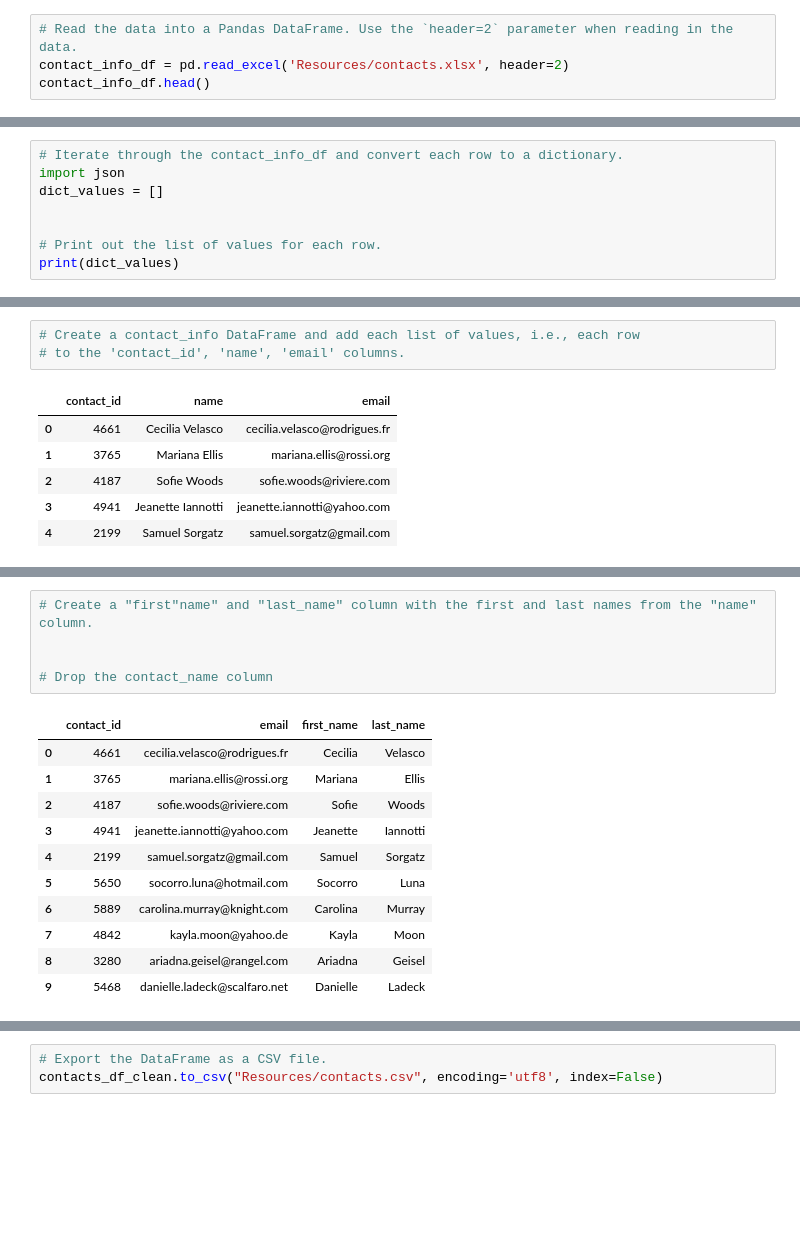
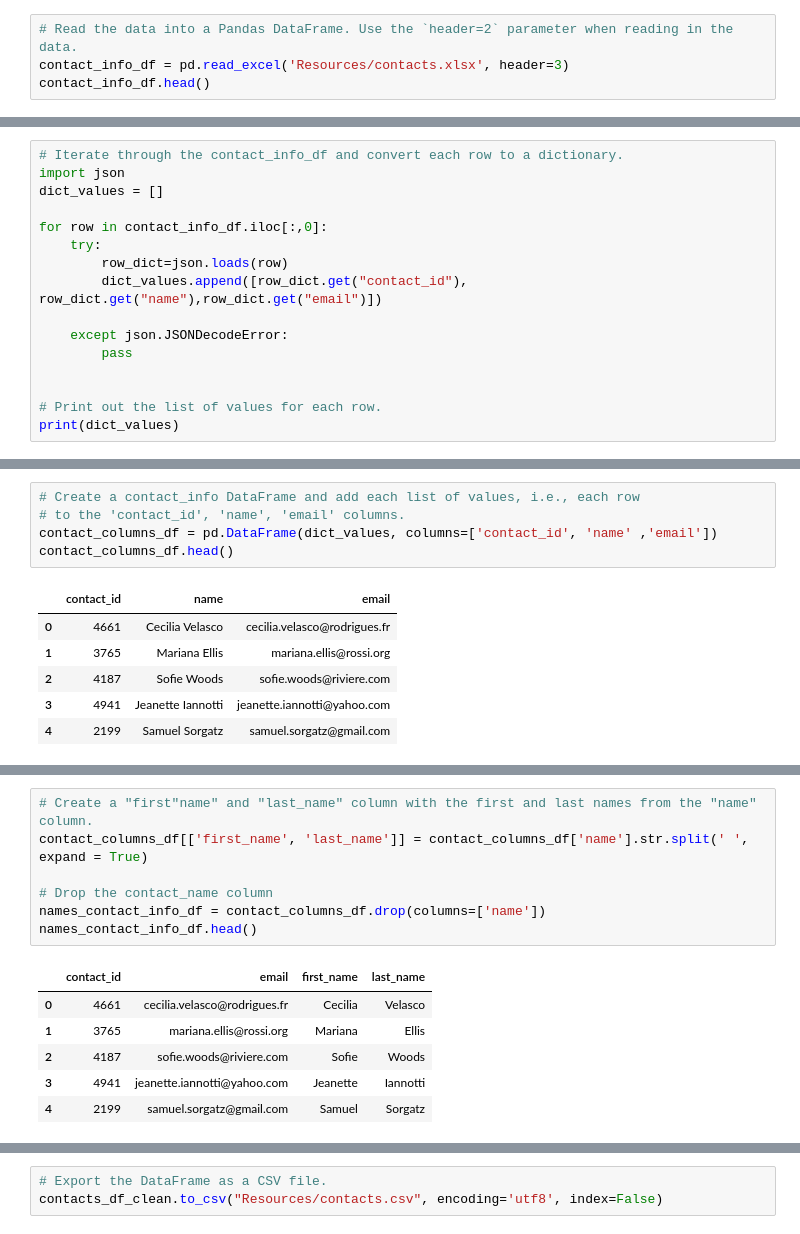
Before and after one commit to Jagar513/Crowdfunding_ETL, a Jupyter notebook: ETL_Mini_Project_Starter_Code.J.G.ipynb, the cells around one changed output, grey strips where cells are left out. Cells and saved outputs as stored; diff of their text form; blank space fills up the shorter version.

Commit message:
Completed code and added resources files

```diff
--- a/ETL_Mini_Project_Starter_Code.J.G.ipynb
+++ b/ETL_Mini_Project_Starter_Code.J.G.ipynb
@@ -283,6 +283,6 @@ campaign_cleaned.to_csv("Resources/campaign.csv", index=False)
 ### Extract the contacts.xlsx Data.
 # %%
 # Read the data into a Pandas DataFrame. Use the `header=2` parameter when reading in the data.
-contact_info_df = pd.read_excel('Resources/contacts.xlsx', header=2)
+contact_info_df = pd.read_excel('Resources/contacts.xlsx', header=3)
 contact_info_df.head()
 # %% [output]
@@ -309,6 +309,14 @@ Then export the DataFrame as a `contacts.csv` CSV file.
 import json
 dict_values = []
 
+for row in contact_info_df.iloc[:,0]:
+    try:
+        row_dict=json.loads(row)
+        dict_values.append([row_dict.get("contact_id"), row_dict.get("name"),row_dict.get("email")])
+
+    except json.JSONDecodeError:
+        pass
+
 
 # Print out the list of values for each row.
 print(dict_values)
@@ -317,6 +325,8 @@ print(dict_values)
 # %%
 # Create a contact_info DataFrame and add each list of values, i.e., each row
 # to the 'contact_id', 'name', 'email' columns.
+contact_columns_df = pd.DataFrame(dict_values, columns=['contact_id', 'name' ,'email'])
+contact_columns_df.head()
 # %% [output]
 |  | contact_id | name | email |
 | 0 | 4661 | Cecilia Velasco | cecilia.velasco@rodrigues.fr |
@@ -339,18 +350,15 @@ dtypes: int64(1), object(2)
 memory usage: 23.6+ KB
 # %%
 # Create a "first"name" and "last_name" column with the first and last names from the "name" column.
-
+contact_columns_df[['first_name', 'last_name']] = contact_columns_df['name'].str.split(' ', expand = True)
 
 # Drop the contact_name column
+names_contact_info_df = contact_columns_df.drop(columns=['name'])
+names_contact_info_df.head()
 # %% [output]
 |  | contact_id | email | first_name | last_name |
 | 0 | 4661 | cecilia.velasco@rodrigues.fr | Cecilia | Velasco |
 | 1 | 3765 | mariana.ellis@rossi.org | Mariana | Ellis |
 | 2 | 4187 | sofie.woods@riviere.com | Sofie | Woods |
 | 3 | 4941 | jeanette.iannotti@yahoo.com | Jeanette | Iannotti |
 | 4 | 2199 | samuel.sorgatz@gmail.com | Samuel | Sorgatz |
-| 5 | 5650 | socorro.luna@hotmail.com | Socorro | Luna |
-| 6 | 5889 | carolina.murray@knight.com | Carolina | Murray |
-| 7 | 4842 | kayla.moon@yahoo.de | Kayla | Moon |
-| 8 | 3280 | ariadna.geisel@rangel.com | Ariadna | Geisel |
-| 9 | 5468 | danielle.ladeck@scalfaro.net | Danielle | Ladeck |
```
Also changed, not shown: parts of 15 cells of this notebook, 1 other file.
